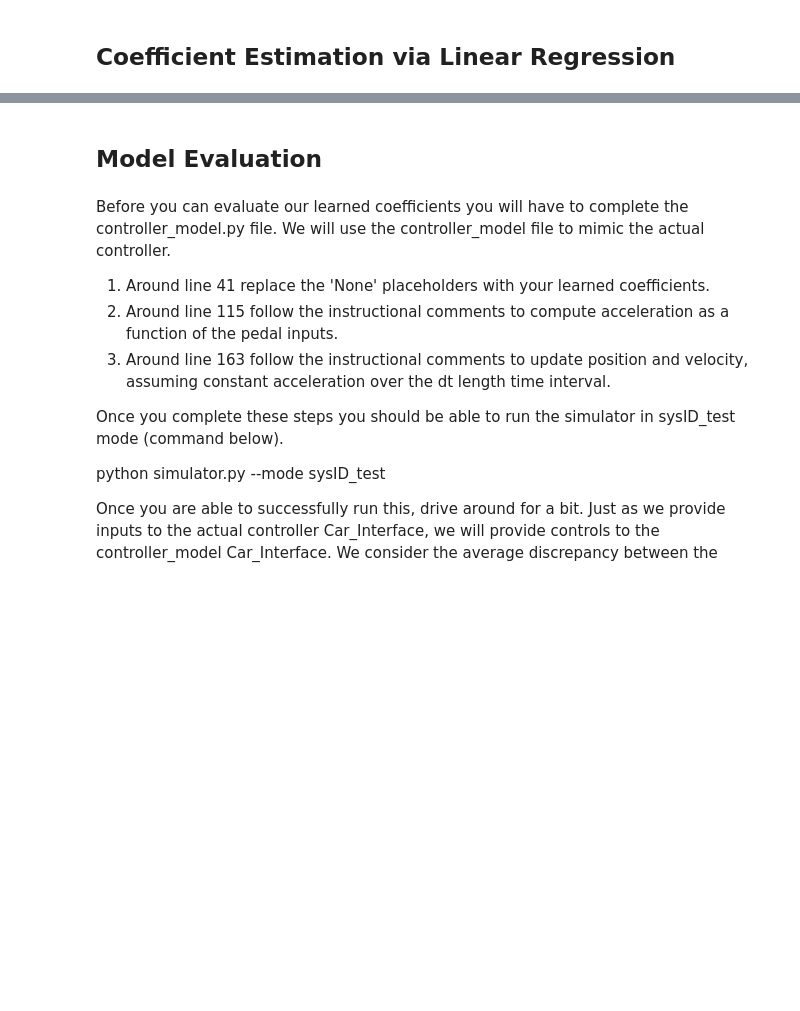
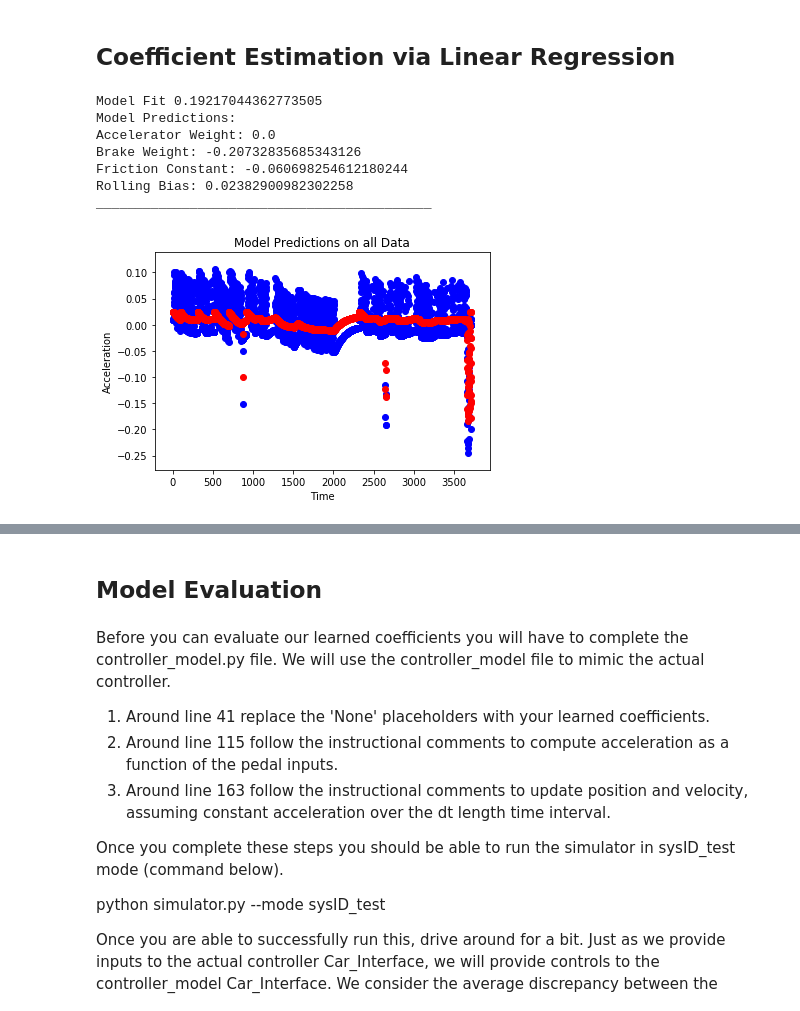
Before and after one commit to jessetchen/sdc, a Jupyter notebook: hw/sysid/hw2_system_id.ipynb, the cells around one changed output, grey strips where cells are left out. Saved outputs shown, nothing was run; the diff lists cells and outputs as text; code cells hidden in the pictures; blank space fills up the shorter version.

```diff
--- a/hw/sysid/hw2_system_id.ipynb
+++ b/hw/sysid/hw2_system_id.ipynb
@@ -137,37 +137,51 @@ Alternatively you may reference housing_demo.py
 4. Extract the learned coefficients and intercept (see coef_ and intercept_ attributes)
 '''
 
 #CODE HERE
+model = LinearRegression()
+reg = model.fit(all_inps, all_outs)
+fit_score = reg.score(all_inps, all_outs)
+intercept = reg.intercept_
+coef = reg.coef_
 
 print(f"Model Fit {fit_score}")
 print(f"Model Predictions:")
 
 
 '''
 Fill in the blanks in the next 4 lines with
 references to the 4 learned coefficients
 
 Remember the linear model is as follows:
 accel = c_1 * accel_amt + c_2* brake_amt + c_3 * v + c_4
 
 c_1: accelerator_weight
 c_2: brake_weight
 c_3: -friction_constant
 c_4: rolling_bias
 '''
-print(f"Accelerator Weight: {___}")
-print(f"Brake Weight: {___}")
-print(f"Friction Constant: {___}")
-print(f"Rolling Bias: {___}")
+print(f"Accelerator Weight: {coef[0]}")
+print(f"Brake Weight: {coef[1]}")
+print(f"Friction Constant: {coef[2]}")
+print(f"Rolling Bias: {intercept}")
 print("___________________________________________")
 
 plt.clf()
 plt.title("Model Predictions on all Data")
 plt.xlabel("Time")
 plt.ylabel("Acceleration")
 plt.scatter(all_times, all_outs, color = 'b')
 plt.scatter(all_times, model.predict(all_inps), color = 'r')
 plt.show()
+# %% [output]
+Model Fit 0.19217044362773505
+Model Predictions:
+Accelerator Weight: 0.0
+Brake Weight: -0.20732835685343126
+Friction Constant: -0.060698254612180244
+Rolling Bias: 0.02382900982302258
+___________________________________________
+[figure, added]
 # %%
 '''
 You may use this function as is to evaluate the accuracy of
```
Also changed, not shown: parts of 4 cells of this notebook, 2 other files.
